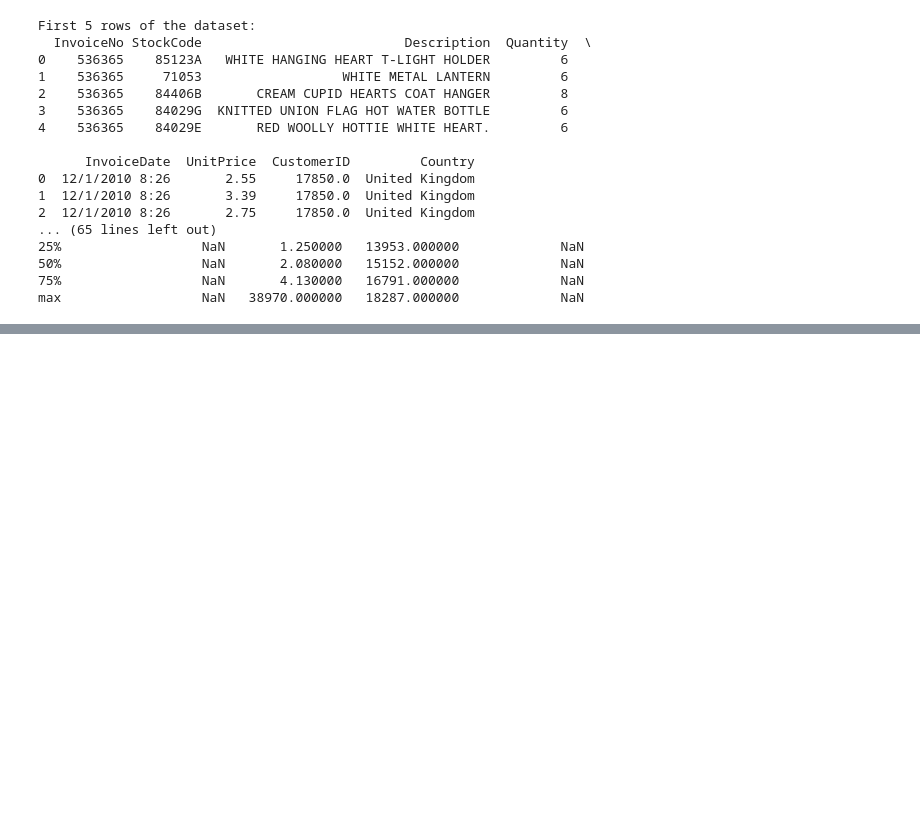
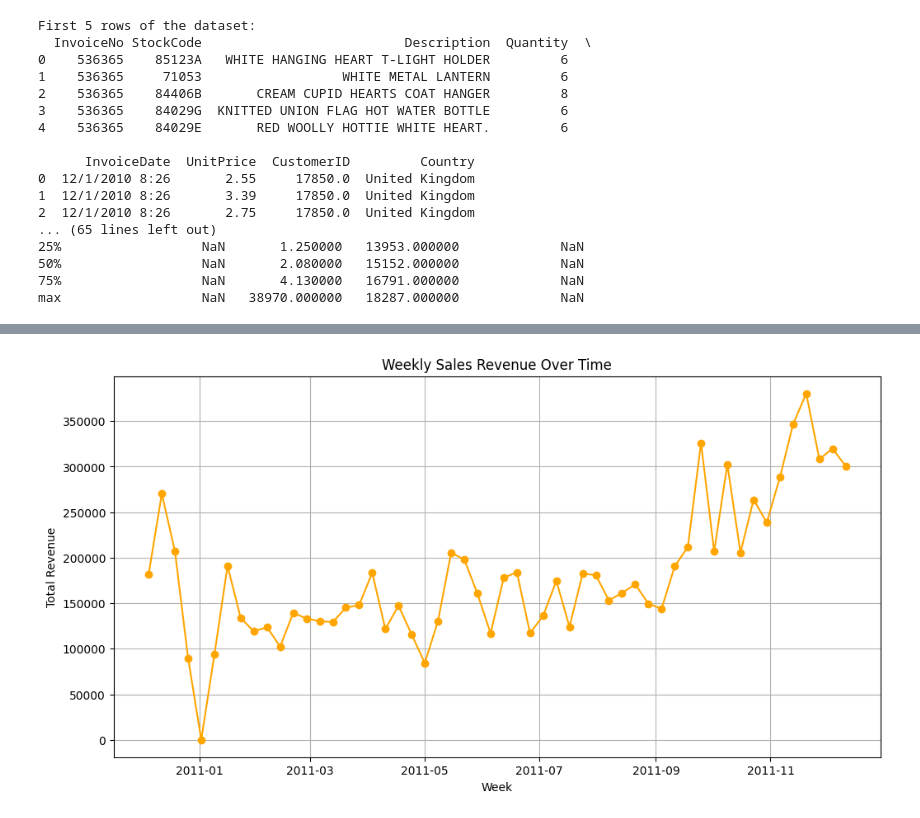
Before and after one commit to willlltrue/SCTP-Capstone-Project-Ecommerce-Data-Analysis, a Jupyter notebook: Project_File.ipynb, the cells around one changed output, grey strips where cells are left out. Drawn from its saved outputs; the diff is of its cells as text; code cells hidden in the pictures; blank space fills up the shorter version.

```diff
--- a/Project_File.ipynb
+++ b/Project_File.ipynb
@@ -94,0 +199,12 @@ plt.show()
+# %%
+# Perform seasonality analysis over weeks
+weekly_sales = df.resample('W')['Revenue'].sum()
+plt.figure(figsize=(12,6))
+plt.plot(weekly_sales.index, weekly_sales.values, marker='o', color='orange')
+plt.title('Weekly Sales Revenue Over Time')
+plt.xlabel('Week')
+plt.ylabel('Total Revenue')
+plt.grid(True)
+plt.show()
+# %% [output]
+[figure, added]
```
Also changed, not shown: parts of 16 cells of this notebook, 1 other file.
